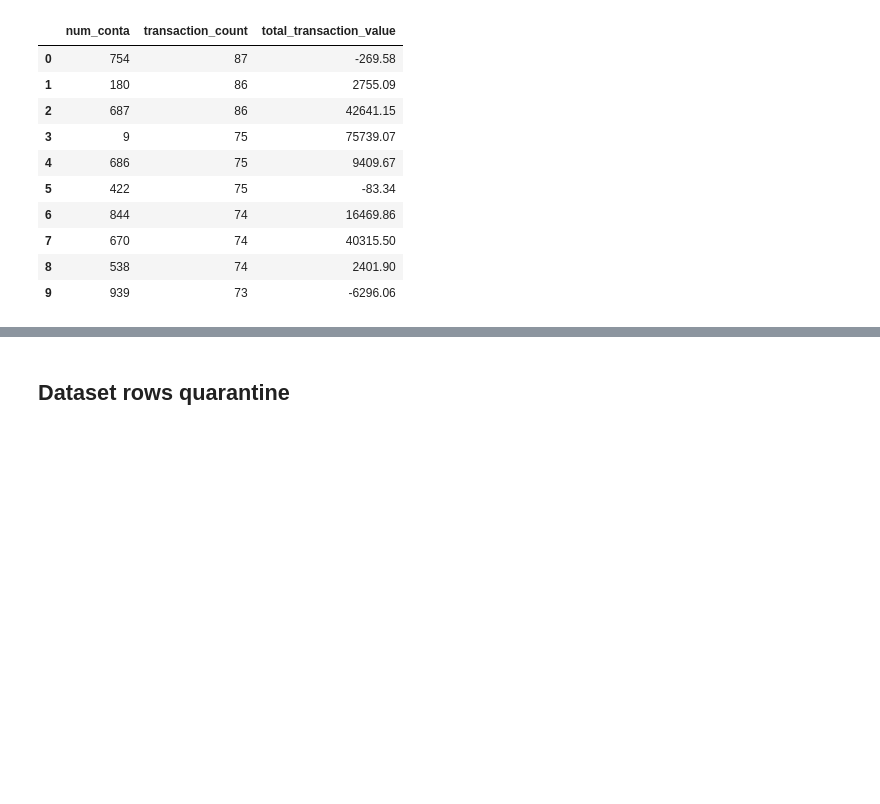
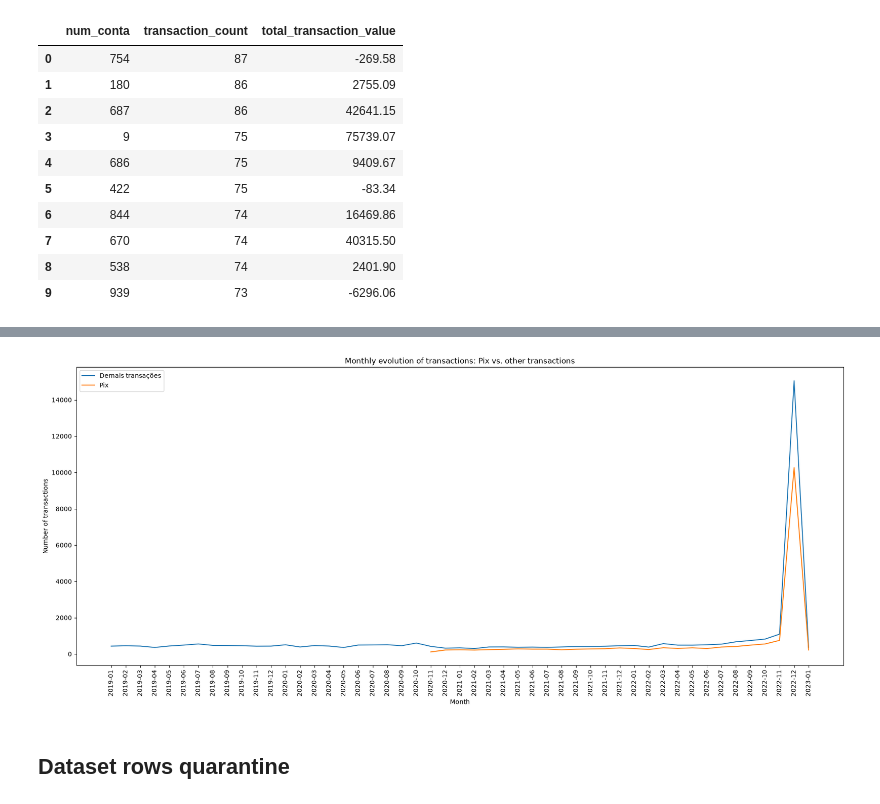
Before and after one commit to luiz-ed-ferreira/Project_BanvicDataAnalytics, a Jupyter notebook: main_analyses.ipynb, the cells around one changed output, grey strips where cells are left out. Cells and saved outputs as stored; diff of their text form; code cells hidden in the pictures; blank space fills up the shorter version.

```diff
--- a/main_analyses.ipynb
+++ b/main_analyses.ipynb
@@ -780,0 +966,10 @@ peak_accounts.head(10)
+# %%
+#Analise da evolução mensal por tipo de transação dando ênfase no PIX
+pix_evolution: pd.DataFrame = analytic.prepare_pix_evolution(
+    transaction_profile
+)
+
+pix_evolution.sort_values(
+    "transaction_count",
+    ascending=False
+).reset_index(drop=True).head(10)
@@ -780,0 +988,34 @@ peak_accounts.head(10)
+# %%
+#Análise gráfica da evolução mensal por tipo de transação dando ênfase no PIX
+plt.figure(figsize=(18, 8))
+for transaction_group  in pix_evolution["transaction_group"].unique():
+    group_data: pd.DataFrame = (
+        pix_evolution[
+            pix_evolution["transaction_group"] == transaction_group
+        ]
+    )
+
+    group_data: pd.DataFrame = (
+        pix_evolution[
+            (pix_evolution["transaction_group"] == transaction_group )
+            & (pix_evolution["transaction_month"] >= "2019-01")
+        ]
+    )
+
+    plt.plot(
+        group_data["transaction_month"].astype(str),
+        group_data["transaction_count"],
+        label=transaction_group
+    )
+
+plt.xlabel("Month")
+plt.ylabel("Number of transactions")
+plt.title("Monthly evolution of transactions: Pix vs. other transactions")
+
+
+plt.legend()
+plt.xticks(rotation=90)
+plt.tight_layout()
+plt.show()
+# %% [output]
+[figure, added]
```
Also changed, not shown: parts of 16 cells of this notebook, 4 other files.
